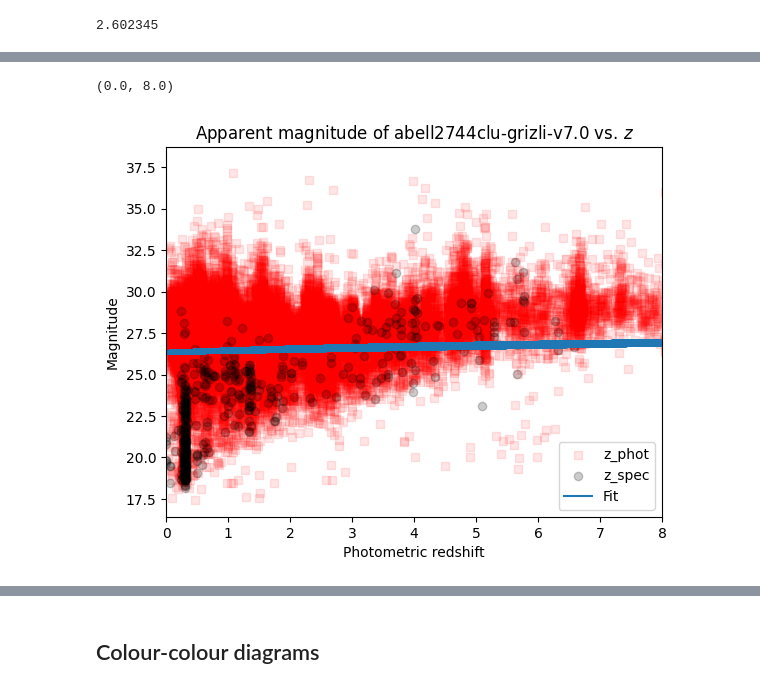
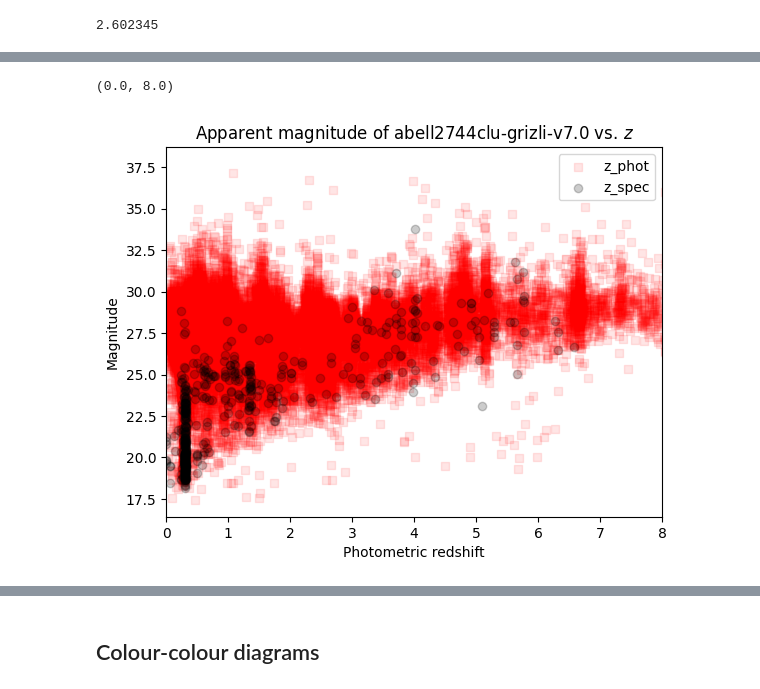
Before and after one commit to mayamerch/block-3-project, a Jupyter notebook: abell 2744.ipynb, the cells around one changed output, grey strips where cells are left out. Saved outputs shown, nothing was run; the diff lists cells and outputs as text; code cells hidden in the pictures.

```diff
--- a/abell 2744.ipynb
+++ b/abell 2744.ipynb
@@ -318,14 +303,13 @@ Text(0.5, 1.0, 'Photometric redshift distribution - Abell 2744')
 # %%
 plt.scatter(zout['z_phot'], mag_f200, marker='s', alpha=0.1, label='z_phot', color='red')
 plt.scatter(zout['z_spec'], mag_f200, marker='o', alpha=0.2, label='z_spec', color='black')
-plt.plot(x_phot, y_fit_phot, label='Fit')
 plt.legend(); plt.title(f'Apparent magnitude of {field} vs. $z$')
 plt.ylabel('Magnitude'); plt.xlabel('Photometric redshift')
 
 plt.xlim(0, 8) # based on histogram
 
 ### min/max range to help select cluster members
 # %% [output]
 (0.0, 8.0)
-[figure, old version]
+[figure, new version]
 # %%
```
Also changed, not shown: parts of 26 cells of this notebook.
